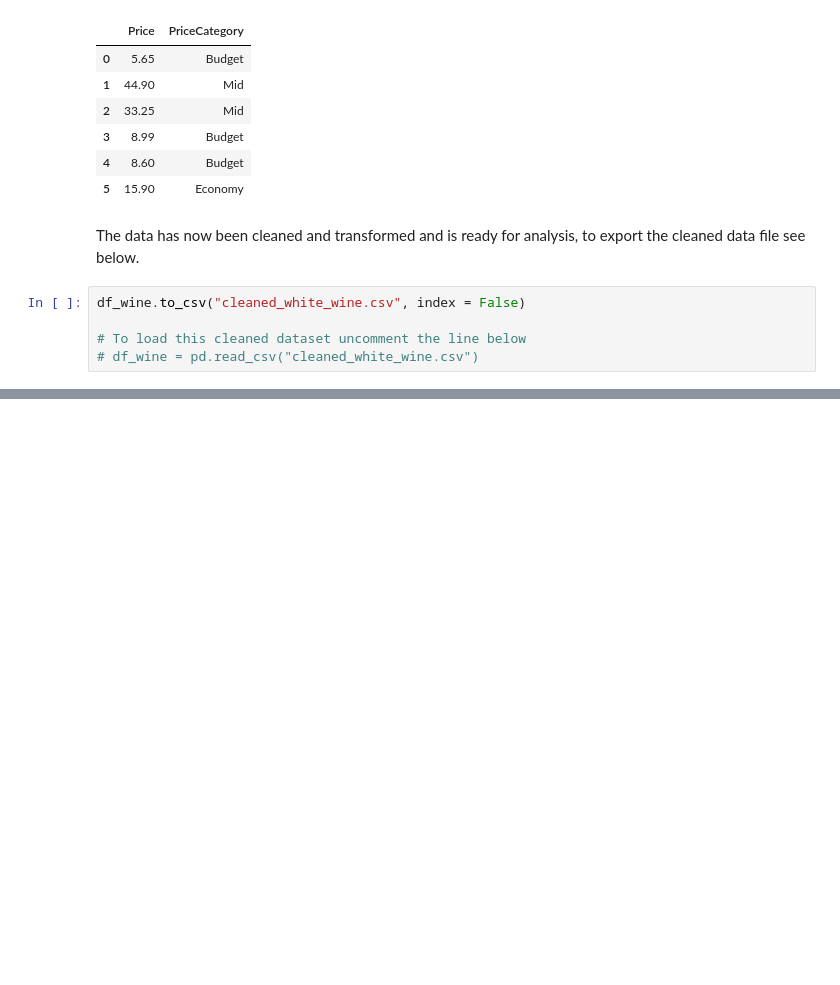
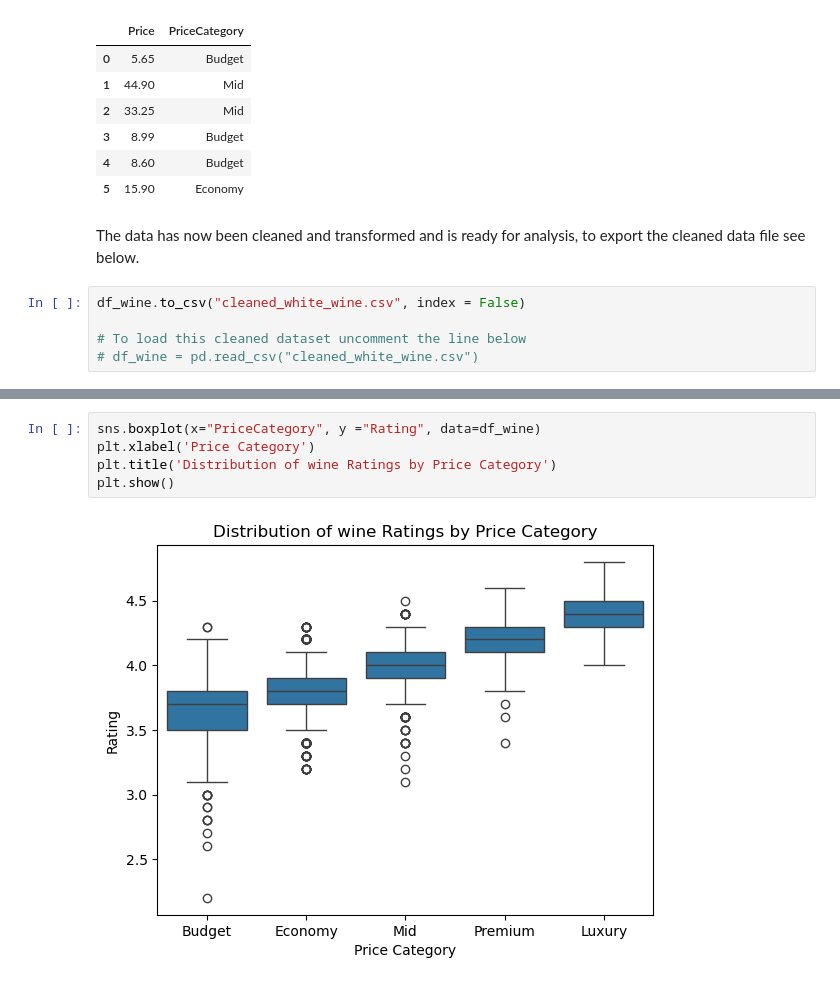
Before and after one commit to maisyoneill/Pythonrepo, a Jupyter notebook: project/Project.ipynb, the cells around one changed output, grey strips where cells are left out. Cells and saved outputs as stored; diff of their text form; blank space fills up the shorter version.

```diff
--- a/project/Project.ipynb
+++ b/project/Project.ipynb
@@ -163,0 +204,7 @@ df_wine.to_csv("cleaned_white_wine.csv", index = False)
+# %%
+sns.boxplot(x="PriceCategory", y ="Rating", data=df_wine)
+plt.xlabel('Price Category')
+plt.title('Distribution of wine Ratings by Price Category')
+plt.show()
+# %% [output]
+[figure, added]
```
Also changed, not shown: parts of 18 cells of this notebook.
